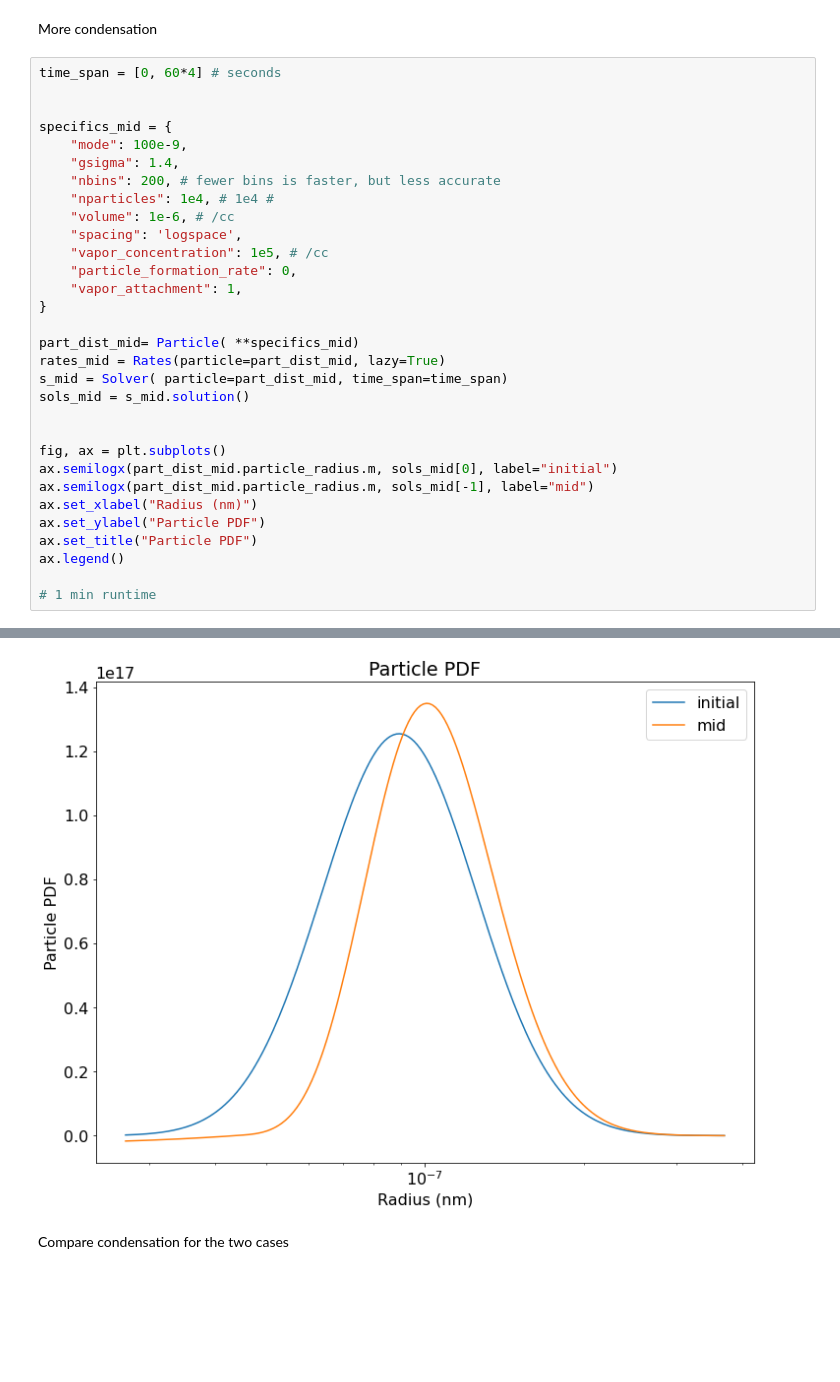
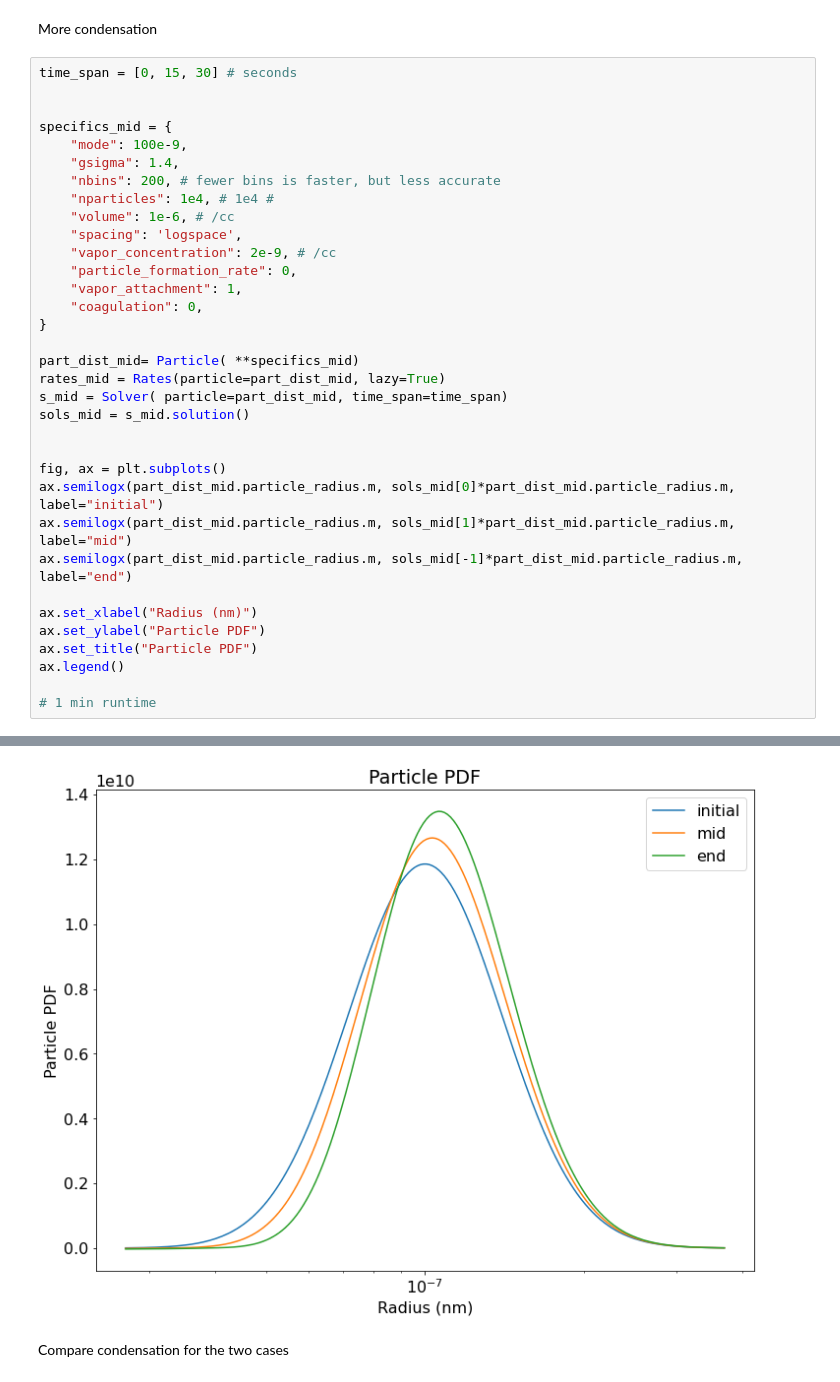
Before and after one commit to Gorkowski/Atmospheric_Science_Class, a Jupyter notebook: Classes/Part2/Lec_condensation_nucleation.ipynb, the cells around one changed output, grey strips where cells are left out. Cells and saved outputs as stored; diff of their text form; blank space fills up the shorter version.

Commit message:
updated vapor conc

```diff
--- a/Classes/Part2/Lec_condensation_nucleation.ipynb
+++ b/Classes/Part2/Lec_condensation_nucleation.ipynb
@@ -137,39 +139,42 @@ ax.legend()
 # %% [markdown]
 More condensation
 # %%
-time_span = [0, 60*4] # seconds
+time_span = [0, 15, 30] # seconds
 
 
 specifics_mid = {
     "mode": 100e-9,
     "gsigma": 1.4,
     "nbins": 200, # fewer bins is faster, but less accurate
     "nparticles": 1e4, # 1e4 #
     "volume": 1e-6, # /cc
     "spacing": 'logspace',
-    "vapor_concentration": 1e5, # /cc
+    "vapor_concentration": 2e-9, # /cc
     "particle_formation_rate": 0,
     "vapor_attachment": 1,
+    "coagulation": 0,
 }
 
 part_dist_mid= Particle( **specifics_mid)
 rates_mid = Rates(particle=part_dist_mid, lazy=True)
 s_mid = Solver( particle=part_dist_mid, time_span=time_span)
 sols_mid = s_mid.solution()
 
 
 fig, ax = plt.subplots()
-ax.semilogx(part_dist_mid.particle_radius.m, sols_mid[0], label="initial")
-ax.semilogx(part_dist_mid.particle_radius.m, sols_mid[-1], label="mid")
+ax.semilogx(part_dist_mid.particle_radius.m, sols_mid[0]*part_dist_mid.particle_radius.m, label="initial")
+ax.semilogx(part_dist_mid.particle_radius.m, sols_mid[1]*part_dist_mid.particle_radius.m, label="mid")
+ax.semilogx(part_dist_mid.particle_radius.m, sols_mid[-1]*part_dist_mid.particle_radius.m, label="end")
+
 ax.set_xlabel("Radius (nm)")
 ax.set_ylabel("Particle PDF")
 ax.set_title("Particle PDF")
 ax.legend()
 
 # 1 min runtime
 # %% [output]
 <matplotlib.legend.Legend at 0x...>
-[figure, old version]
+[figure, new version]
 # %% [markdown]
 Compare condensation for the two cases
 # %%
```
Also changed, not shown: parts of 4 cells of this notebook.
